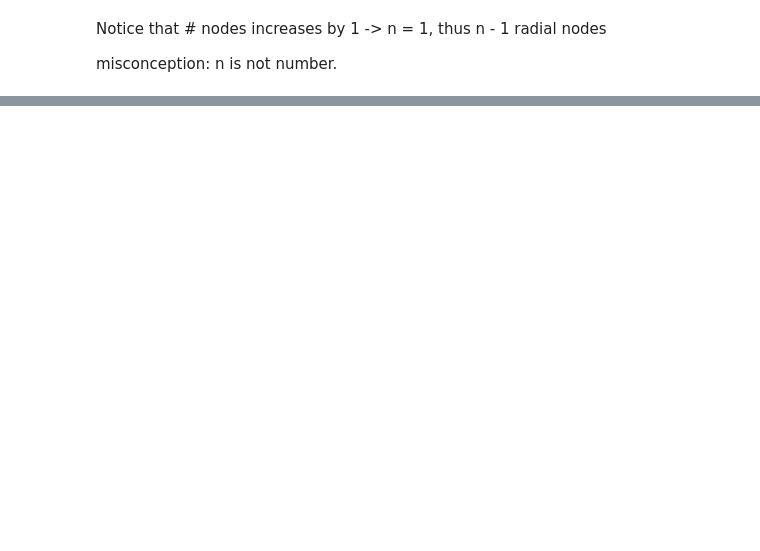
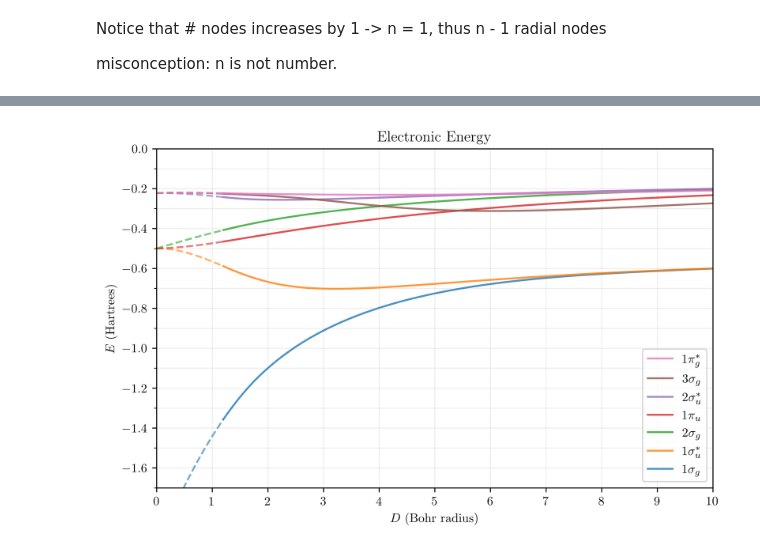
Before and after one commit to KeroseneNotForConsumption/hydrogen-molecular-ion, a Jupyter notebook: 3b_solve_R.ipynb, the cells around one changed output, grey strips where cells are left out. Cells and saved outputs as stored; diff of their text form; code cells hidden in the pictures; blank space fills up the shorter version.

```diff
--- a/3b_solve_R.ipynb
+++ b/3b_solve_R.ipynb
@@ -167,0 +192,81 @@ Vary D to vary E
+# %%
+# the ground state requires different energy guesses for different values of D
+# as the energy spans over a large range of values for varying values of D
+
+# key: exact MO notation, value: (mu, l, E_guess(value or function of D),)
+mos = {
+    '1 sigma g': (0, 0, -1.3),
+    '1 sigma u *': (0, 1, -0.7),
+    '2 sigma g': (0, 0, -0.4),
+    '1 pi u': (1, 1, -0.45),
+    '2 sigma u *': (0, 1, -0.4),
+    '3 sigma g': (0, 2, -0.4),
+    '1 pi g *': (1, 2, -0.4),
+}
+
+# note: the energy levels of a He+ ion is -2/(n**2)
+mo_united_atom = {
+    '1 sigma g': -2/1,
+    '1 sigma u *': -2/4,
+    '2 sigma g': -2/4,
+    '1 pi u': -2/4,
+    '2 sigma u *': -2/9,
+    '3 sigma g': -2/9,
+    '1 pi g *': -2/9,
+}
+
+mo_latex = {
+    '1 sigma g': r"$1 \sigma_{g}$",
+    '1 sigma u *': r"$1 \sigma_{u}^{\ast}$",
+    '1 pi u': r"$1 \pi_{u}$",
+    '2 sigma g' : r"$2 \sigma_{g}$",
+    '3 sigma g' : r"$3 \sigma_{g}$",
+    '1 pi g *' : r"$1 \pi_{g}^{*}$",
+    '2 sigma u *' : r"$2 \sigma_{u}^{*}$",
+}
+
+# different spacing as
+D_vals = np.linspace(1.2, 10.0, 20)
+D_span = np.linspace(1.2, 10.0, 100)
+
+# using interp1d to connect the data points smoothly
+from scipy.interpolate import interp1d
+fig, ax = plt.subplots()
+
+for mo, mo_info in mos.items():
+    mu, l = mo_info[:2]
+    lbda = get_lbda(mu, l)
+
+    E_vals = []
+
+    for D in D_vals:
+        E_val, = fsolve(objective, mo_info[2])
+        E_vals.append(E_val)
+
+    E_vals_interp = interp1d(D_vals, E_vals, kind='quadratic')
+    plot_line = ax.plot(D_span, E_vals_interp(D_span), label=mo_latex[mo], alpha=0.8)
+
+    # extrapolate to united atom limit using the first 3 values
+
+    D_val_extrap = np.concatenate([np.array([0]), D_vals[:3]])
+    E_val_extrap = np.concatenate([np.array([mo_united_atom[mo]]), E_vals[:3]])
+
+    E_val_extrap_func  = interp1d(D_val_extrap, E_val_extrap, kind='cubic')
+    ax.plot(np.linspace(0, 1.2, 20), E_val_extrap_func(np.linspace(0, 1.2, 20)),
+            color=plot_line[0].get_color(), ls='--', alpha=0.6)
+
+# reversed legend order
+handles, labels = ax.get_legend_handles_labels()
+ax.legend(reversed(handles), reversed(labels), loc=4)
+ax.grid(which='both', alpha=0.2)
+ax.set_xlim([0, 10])
+ax.set_ylim([-1.7, 0])
+ax.set_xlabel('$D$ (Bohr radius)')
+ax.set_ylabel('$E$ (Hartrees)')
+ax.xaxis.set_major_locator(mpl.ticker.MultipleLocator(1))
+ax.yaxis.set_minor_locator(mpl.ticker.MultipleLocator(0.1))
+ax.set_title('Electronic Energy');
+
+# TODO: maybe extend the graphs to D = 0 using regression?
+# %% [output]
+[figure, added]
```
Also changed, not shown: parts of 11 cells of this notebook, 2 other files.
